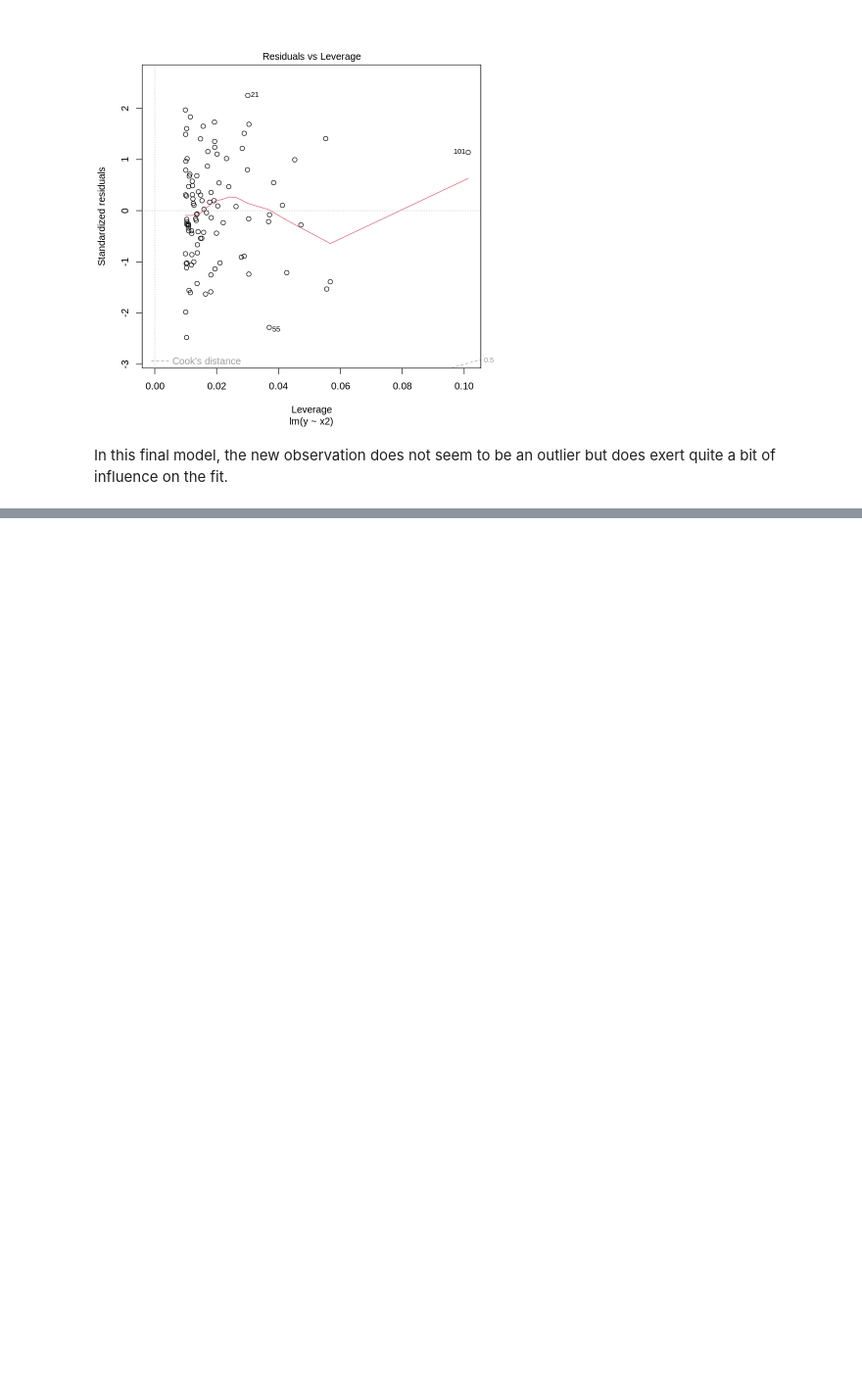
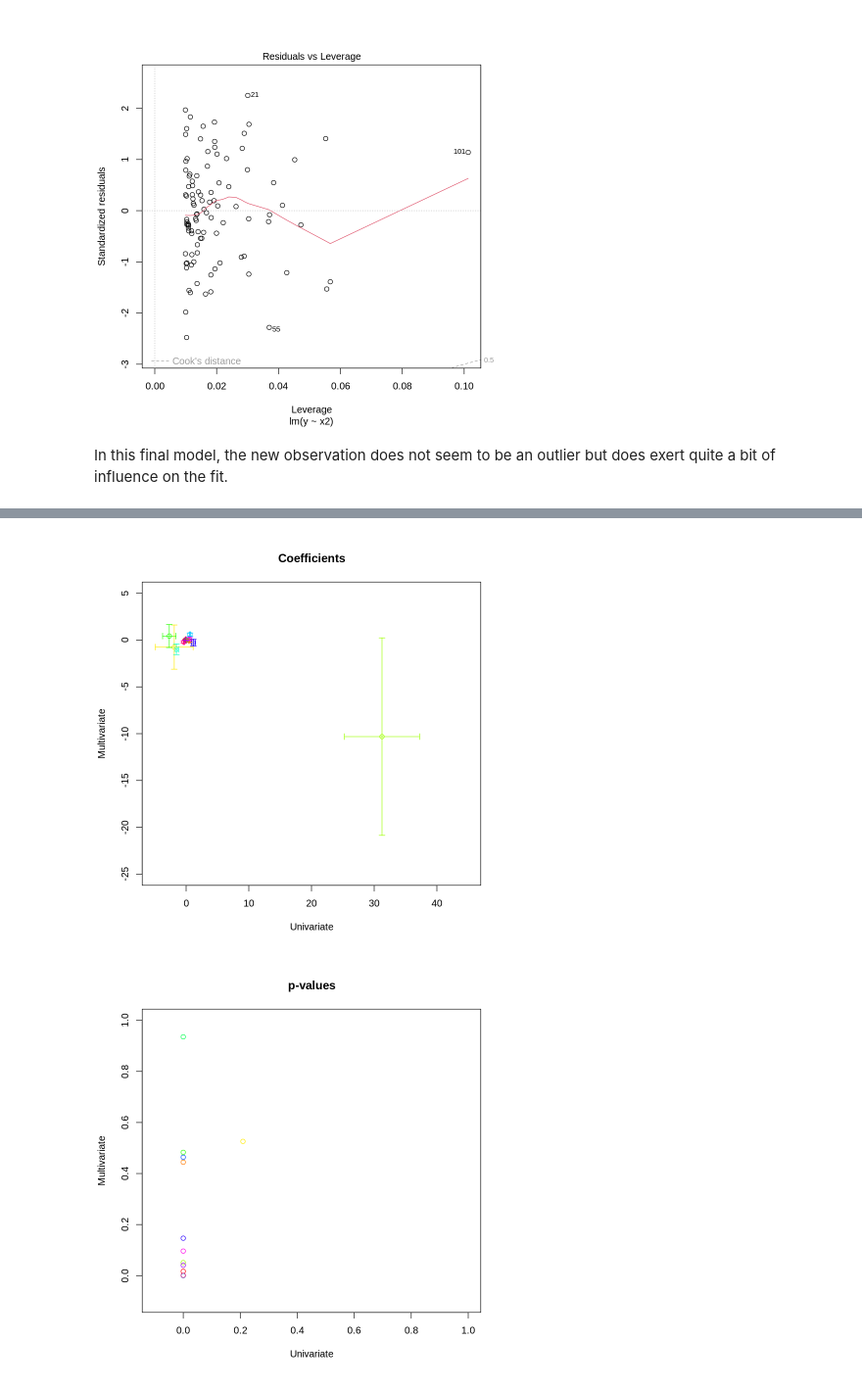
Before and after one commit to nicklausmillican/ISLR_R, a Jupyter notebook: ISLR_R_Ch3.ipynb, the cells around one changed output, grey strips where cells are left out. Shown at 98% size. Saved outputs shown, nothing was run; the diff lists cells and outputs as text; code cells hidden in the pictures; blank space fills up the shorter version.

```diff
--- a/ISLR_R_Ch3.ipynb
+++ b/ISLR_R_Ch3.ipynb
@@ -1371,0 +1571,15 @@ In this final model, the new observation does not seem to be an outlier but does
+# %%
+plot(coefs_all_df[,"Estimate"] ~ coefs_df[,"Estimate"],
+     xlab="Univariate", ylab="Multivariate", main="Coefficients",
+     col=marker_colors, xlim=c(-5, 45), ylim=c(-25,5))
+arrows(coefs_df[,"Estimate"] - 2 * coefs_df[,"SE"], coefs_all_df[,"Estimate"],
+       coefs_df[,"Estimate"] + 2 * coefs_df[,"SE"], coefs_all_df[,"Estimate"],
+       angle = 90, code = 3, length = 0.05, col = marker_colors)
+arrows(coefs_df[,"Estimate"], coefs_all_df[,"Estimate"] - 2 * coefs_all_df[,"SE"],
+       coefs_df[,"Estimate"], coefs_all_df[,"Estimate"] + 2 * coefs_all_df[,"SE"],
+       angle = 90, code = 3, length = 0.05, col = marker_colors)
+
+plot(coefs_all_df[,"p"] ~ coefs_df[,"p"],
+     xlab="Univariate", ylab="Multivariate", main="p-values",
+     col=marker_colors, xlim=c(-0.1, 1), ylim=c(-0.1,1))
+# %% [output]
@@ -1371,0 +1588,2 @@ In this final model, the new observation does not seem to be an outlier but does
+[figure, added]
+[figure, added]
```
Also changed, not shown: parts of 16 cells of this notebook.
